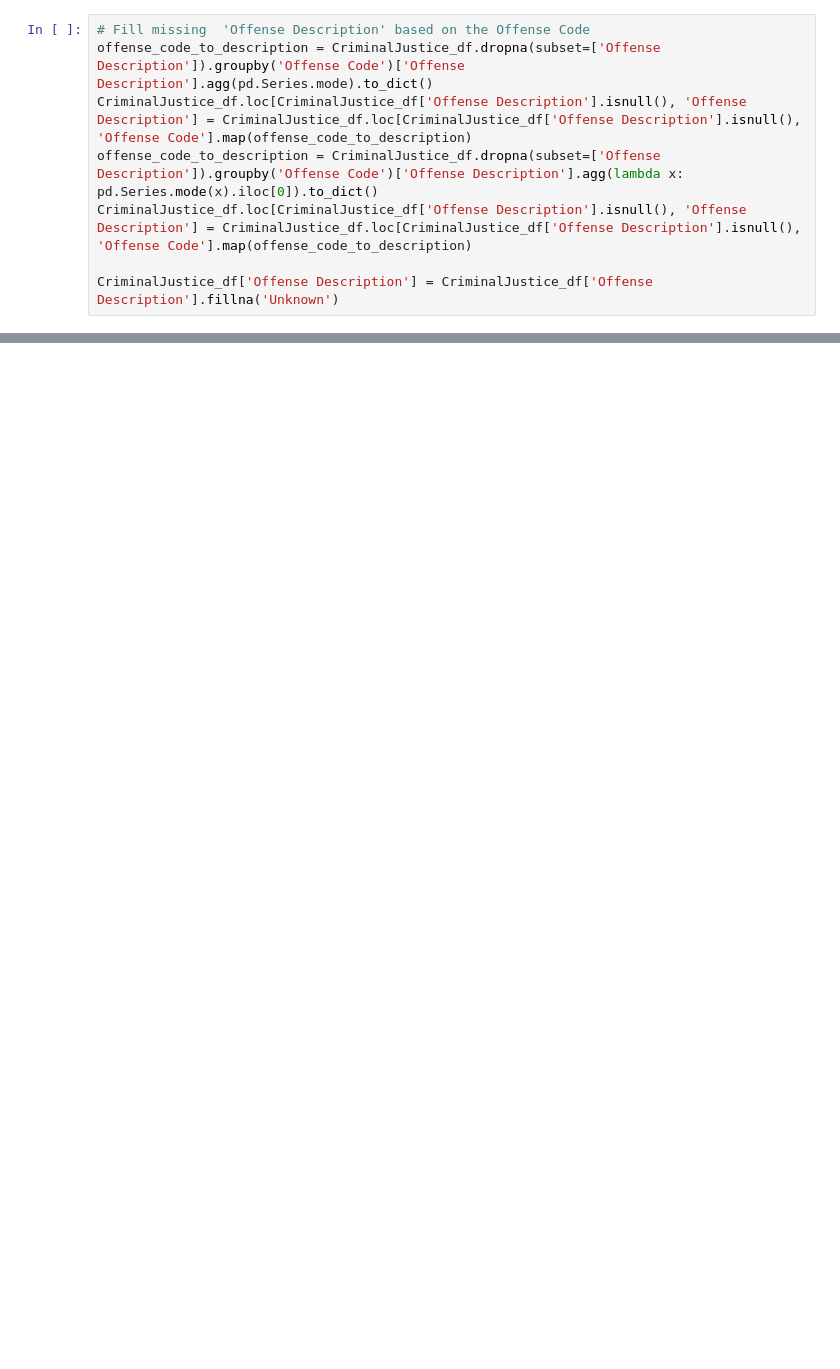
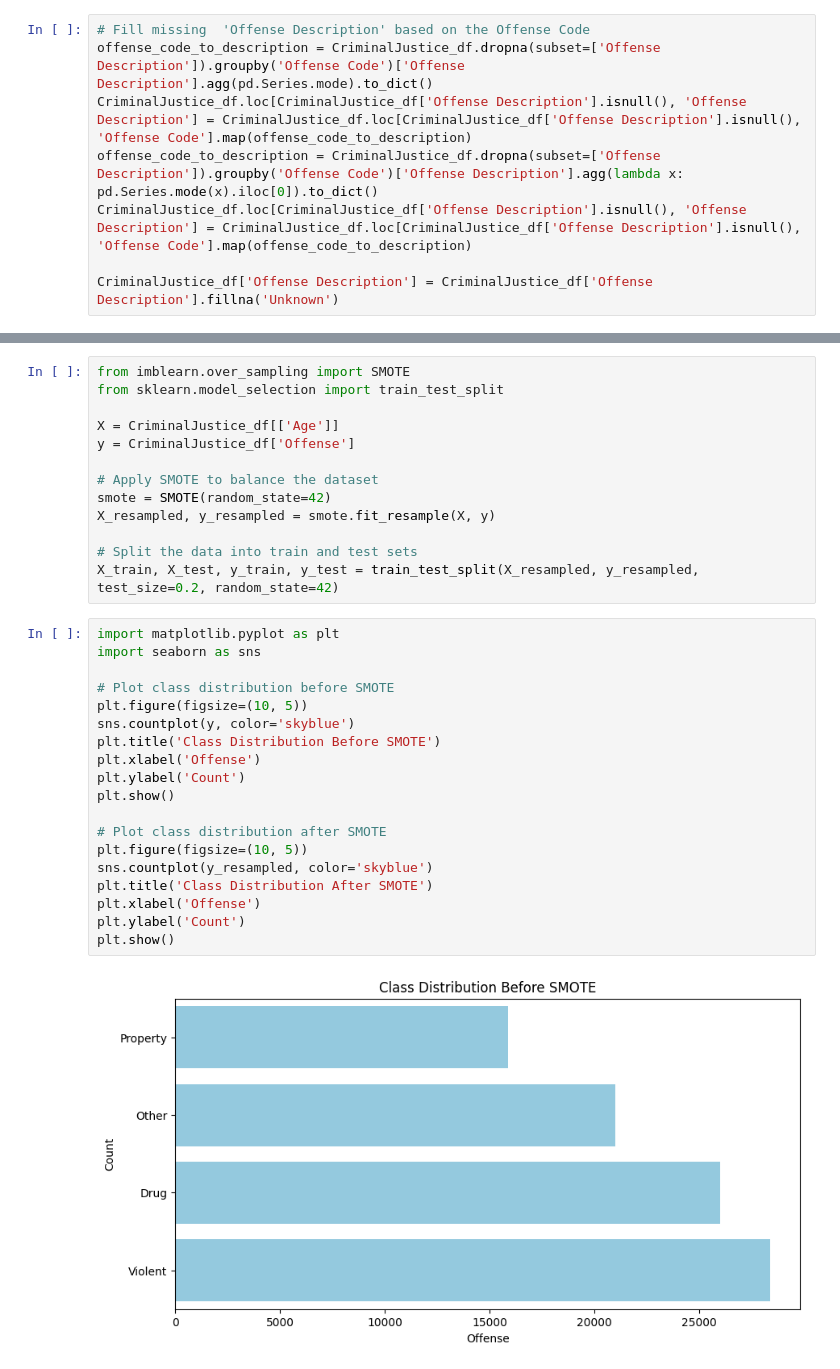
Before and after one commit to Albiona00/CriminalJustice-ML, a Jupyter notebook: CriminalJustice_ML.ipynb, the cells around one changed output, grey strips where cells are left out. Drawn from its saved outputs; the diff is of its cells as text; blank space fills up the shorter version.

Commit message:
Train and test split

```diff
--- a/CriminalJustice_ML.ipynb
+++ b/CriminalJustice_ML.ipynb
@@ -281,0 +274,34 @@ print(CriminalJustice_df[['Sentence (Years)', 'Sentence Numeric', 'Sentence Scal
+# %%
+from imblearn.over_sampling import SMOTE
+from sklearn.model_selection import train_test_split
+
+X = CriminalJustice_df[['Age']]
+y = CriminalJustice_df['Offense']
+
+# Apply SMOTE to balance the dataset
+smote = SMOTE(random_state=42)
+X_resampled, y_resampled = smote.fit_resample(X, y)
+
+# Split the data into train and test sets
+X_train, X_test, y_train, y_test = train_test_split(X_resampled, y_resampled, test_size=0.2, random_state=42)
+# %%
+import matplotlib.pyplot as plt
+import seaborn as sns
+
+# Plot class distribution before SMOTE
+plt.figure(figsize=(10, 5))
+sns.countplot(y, color='skyblue')
+plt.title('Class Distribution Before SMOTE')
+plt.xlabel('Offense')
+plt.ylabel('Count')
+plt.show()
+
+# Plot class distribution after SMOTE
+plt.figure(figsize=(10, 5))
+sns.countplot(y_resampled, color='skyblue')
+plt.title('Class Distribution After SMOTE')
+plt.xlabel('Offense')
+plt.ylabel('Count')
+plt.show()
+# %% [output]
+[figure, added]
```
Also changed, not shown: parts of 14 cells of this notebook.
